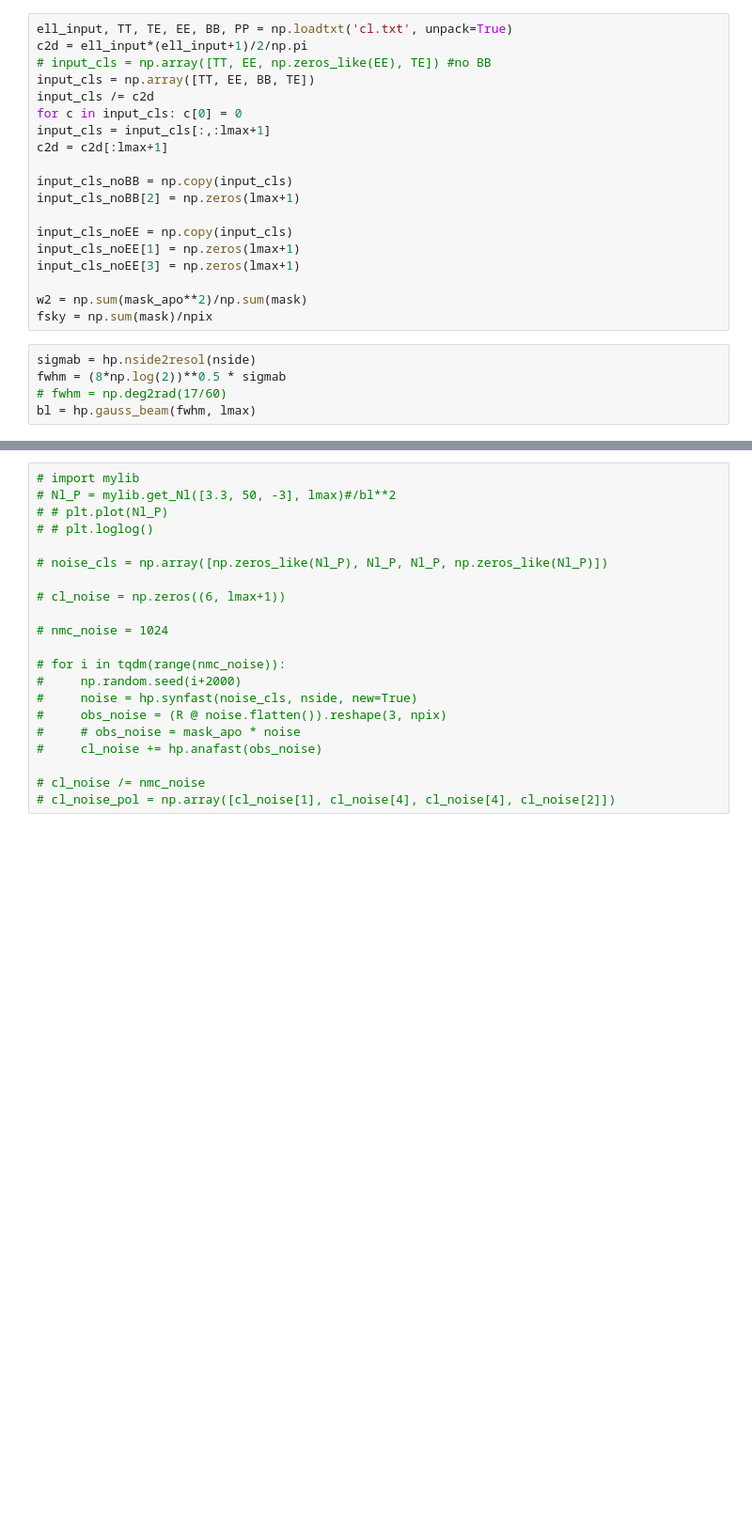
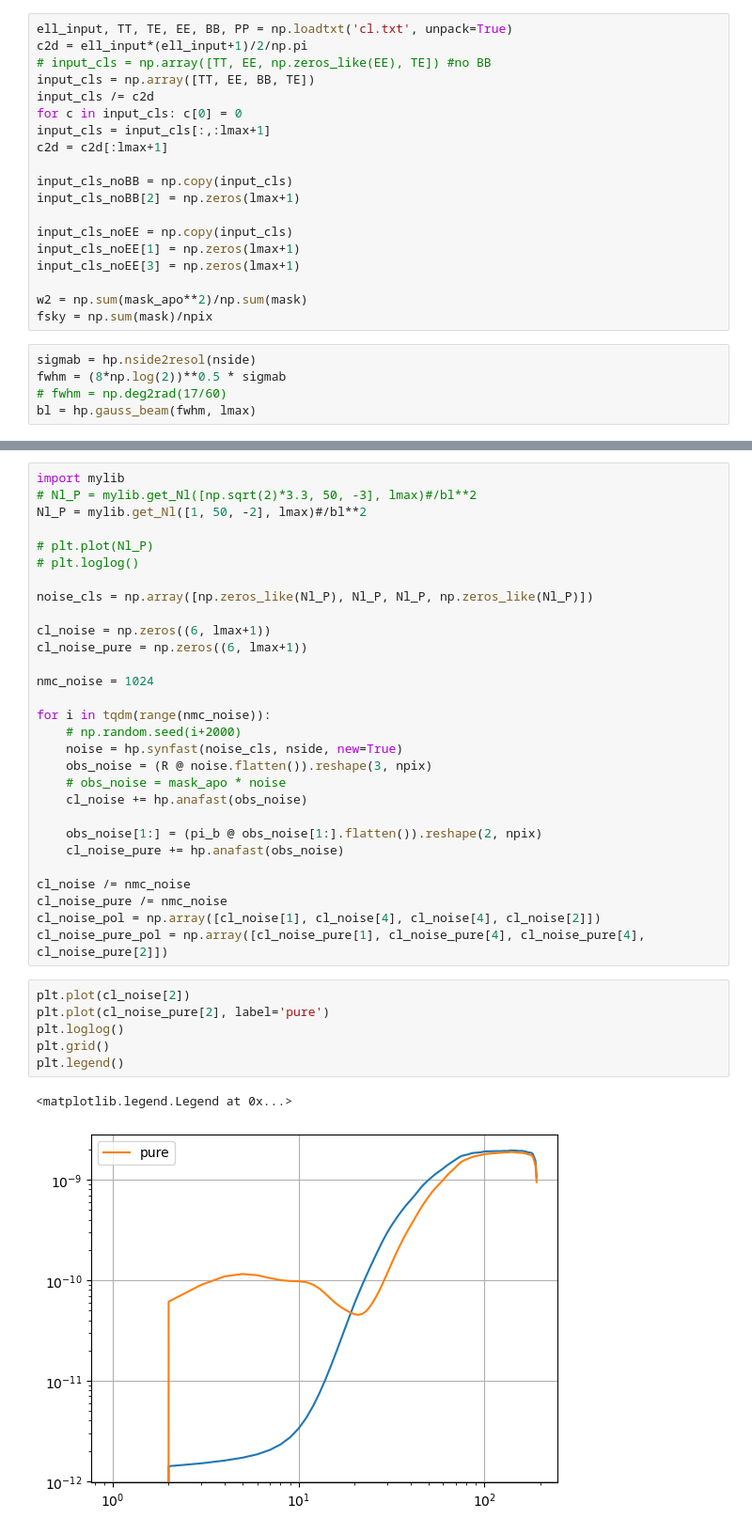
Before and after one commit to catyz/filterbin, a Jupyter notebook: covariance.ipynb, the cells around one changed output, grey strips where cells are left out. Shown at 94% size. Cells and saved outputs as stored; diff of their text form; blank space fills up the shorter version.

```diff
--- a/covariance.ipynb
+++ b/covariance.ipynb
@@ -227,21 +209,38 @@ plt.legend()
-# %%
-# import mylib
-# Nl_P = mylib.get_Nl([3.3, 50, -3], lmax)#/bl**2
-# # plt.plot(Nl_P)
-# # plt.loglog()
-
-# noise_cls = np.array([np.zeros_like(Nl_P), Nl_P, Nl_P, np.zeros_like(Nl_P)])
-
-# cl_noise = np.zeros((6, lmax+1))
-
-# nmc_noise = 1024
-
-# for i in tqdm(range(nmc_noise)):
-#     np.random.seed(i+2000)
-#     noise = hp.synfast(noise_cls, nside, new=True)
-#     obs_noise = (R @ noise.flatten()).reshape(3, npix)
-#     # obs_noise = mask_apo * noise
-#     cl_noise += hp.anafast(obs_noise)
-
-# cl_noise /= nmc_noise
-# cl_noise_pol = np.array([cl_noise[1], cl_noise[4], cl_noise[4], cl_noise[2]])
+# %%
+import mylib
+# Nl_P = mylib.get_Nl([np.sqrt(2)*3.3, 50, -3], lmax)#/bl**2
+Nl_P = mylib.get_Nl([1, 50, -2], lmax)#/bl**2
+
+# plt.plot(Nl_P)
+# plt.loglog()
+
+noise_cls = np.array([np.zeros_like(Nl_P), Nl_P, Nl_P, np.zeros_like(Nl_P)])
+
+cl_noise = np.zeros((6, lmax+1))
+cl_noise_pure = np.zeros((6, lmax+1))
+
+nmc_noise = 1024
+
+for i in tqdm(range(nmc_noise)):
+    # np.random.seed(i+2000)
+    noise = hp.synfast(noise_cls, nside, new=True)
+    obs_noise = (R @ noise.flatten()).reshape(3, npix)
+    # obs_noise = mask_apo * noise
+    cl_noise += hp.anafast(obs_noise)
+
+    obs_noise[1:] = (pi_b @ obs_noise[1:].flatten()).reshape(2, npix)
+    cl_noise_pure += hp.anafast(obs_noise)
+
+cl_noise /= nmc_noise
+cl_noise_pure /= nmc_noise
+cl_noise_pol = np.array([cl_noise[1], cl_noise[4], cl_noise[4], cl_noise[2]])
+cl_noise_pure_pol = np.array([cl_noise_pure[1], cl_noise_pure[4], cl_noise_pure[4], cl_noise_pure[2]])
+# %%
+plt.plot(cl_noise[2])
+plt.plot(cl_noise_pure[2], label='pure')
+plt.loglog()
+plt.grid()
+plt.legend()
+# %% [output]
+<matplotlib.legend.Legend at 0x...>
+[figure, added]
```
Also changed, not shown: parts of 22 cells of this notebook.
